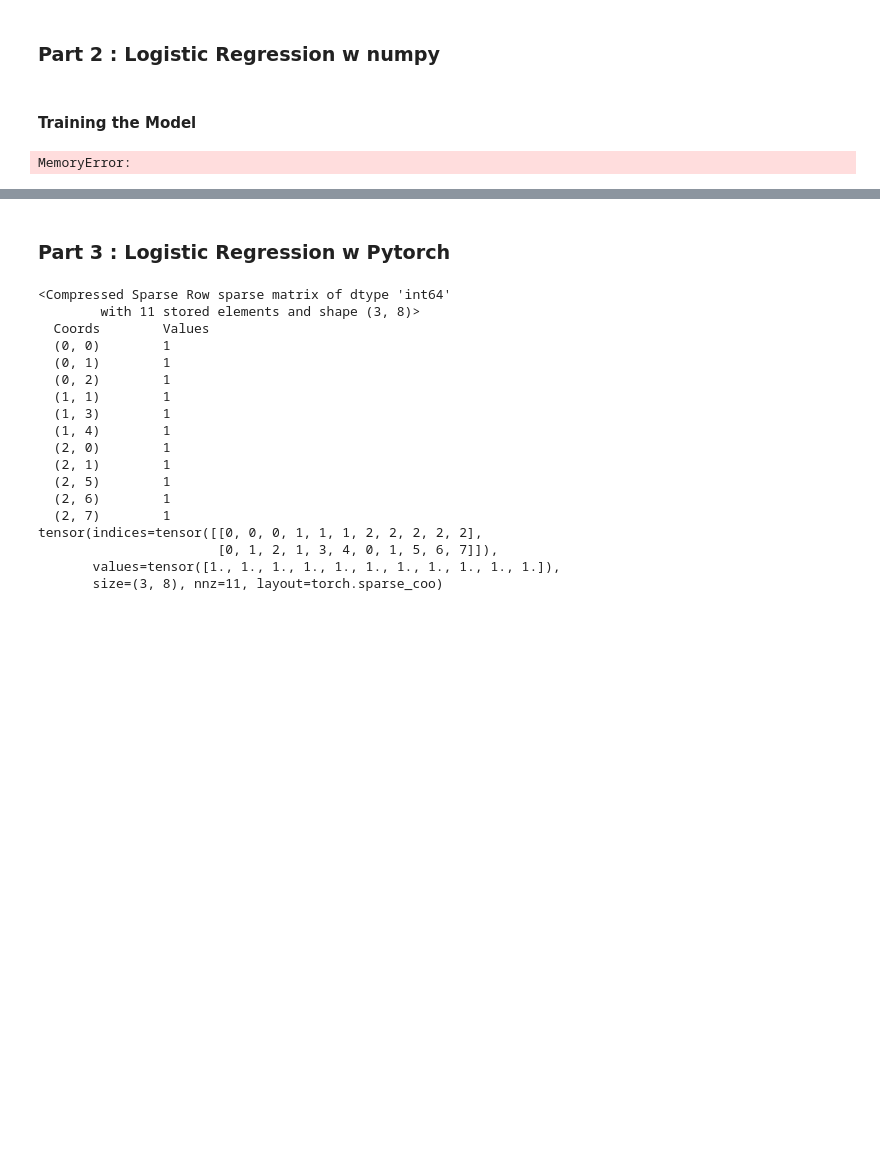
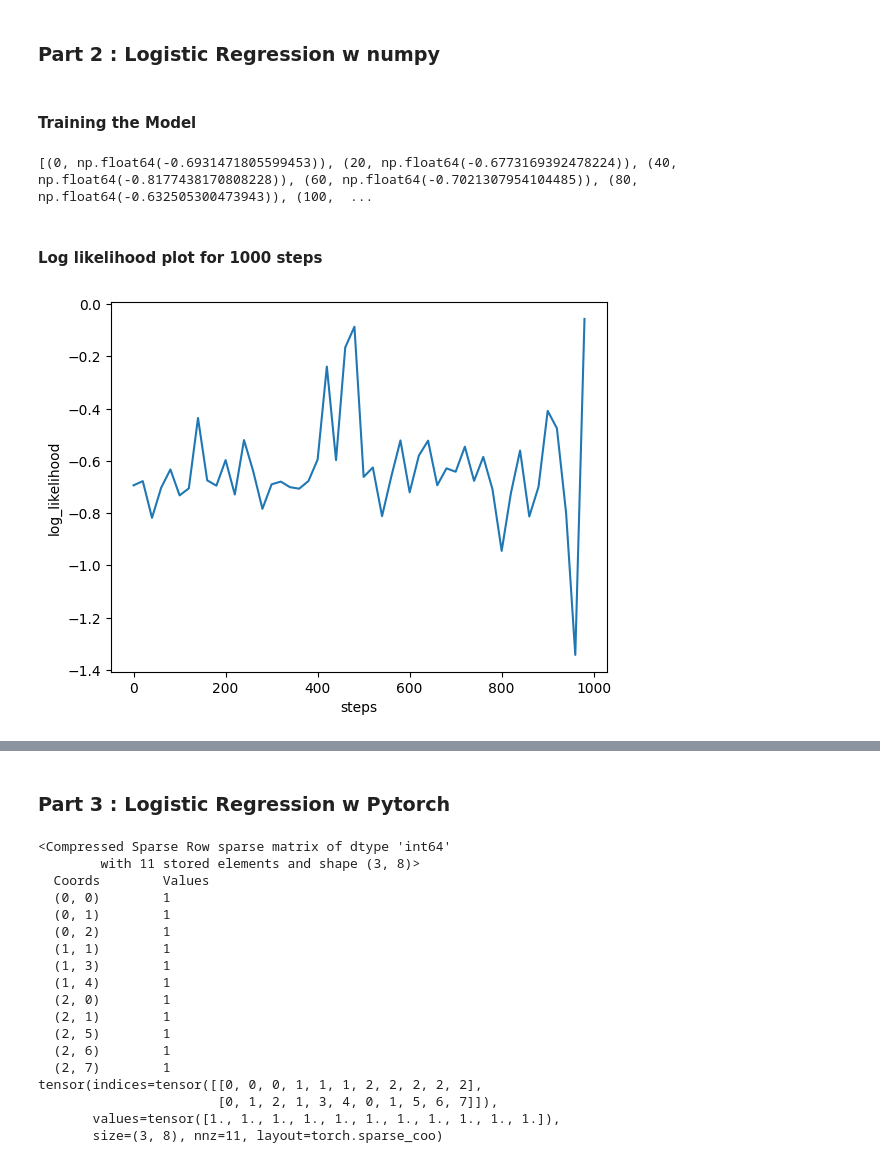
Before and after one commit to nandanasheri/cse595-hw1, a Jupyter notebook: model.ipynb, the cells around one changed output, grey strips where cells are left out. Cells and saved outputs as stored; diff of their text form; code cells hidden in the pictures; blank space fills up the shorter version.

Commit message:
numpy training and plotting

```diff
--- a/model.ipynb
+++ b/model.ipynb
@@ -176,22 +186,30 @@ def compute_gradient(x, y, predicted_y):
     return (sigmoid(predicted_y) - y) * x
 # %%
 # logistic regression with X matrix each row is a feature vector, Y vector, rate of learning and number of steps
-def logistic_regression(X, Y, learning_rate, num_step):
-    beta = [0] * len(Y)
-    # beta values - vector of coefficients initialized to zero
-    beta = np.array(beta)
+def logistic_regression(X, Y, learning_rate, num_step, epochs = 1):
 
     # Adding a column of ones as bias vector
-    bias = np.array([1] * len(X)).reshape(-1, 1)
+    bias = np.array([1] * X.shape[0]).reshape(-1, 1)
     sparse_bias = sparse.csr_matrix(bias)
     # horizontally stacking training matrix with bias vector
     X = sparse.hstack([X, sparse_bias], format="csr")
 
-    for i in range(num_step):
-        predicted_y = np.matmul(X.getrow(i), beta)
-        beta -= learning_rate * compute_gradient(X.getrow(i), Y[i], predicted_y)
+    beta = [0] * X.shape[1]
+    # beta values - vector of coefficients initialized to zero
+    beta = np.array(beta)
 
-        print("Log Likelihood :", log_likelihood(X.getrow(i), Y[i], beta))
+    log_likelihoods = []
+    for j in range(epochs):
+        for i in range(num_step):
+            # calculate predicted y using the current coefficient weights
+            predicted_y = sparse.csr_matrix.dot(X.getrow(i), beta)
+
+            # compute gradient and update beta vector stochastic gradient descent
+            beta = np.subtract(beta, learning_rate * compute_gradient(X.getrow(i), Y[i], predicted_y))
+            if i  % 20 == 0:
+                log_likelihoods.append((i,log_likelihood(Y[i], predicted_y)[0]))
+
+    return log_likelihoods
 
 def predict(text, beta, indices):
     test_features = create_document_vector(text, indices)
@@ -200,11 +218,24 @@ def predict(text, beta, indices):
 # %% [markdown]
 #### Training the Model
 # %%
+# setting up term document matrix and class labels as a vector
 df = pandas.read_csv("train.csv")
 
-matrix, indices = create_sparse_matrix(df["generation"][:1000])
-
-print(matrix)
-print(indices)
+# create a sparse matrix for all training documents
+matrix, indices = create_sparse_matrix(df["generation"])
+Y_class = create_class_vector(df['label'].values)
-# %% [output]
-MemoryError:
+# %%
+# running the training loop for 1000 steps
+learning_rate = 5e-5
+num_steps = 1000
+log_likelihoods = logistic_regression(matrix, Y_class, learning_rate, num_steps)
+print(log_likelihoods)
+# %% [output]
+[(0, np.float64(-0.6931471805599453)), (20, np.float64(-0.6773169392478224)), (40, np.float64(-0.8177438170808228)), (60, np.float64(-0.7021307954104485)), (80, np.float64(-0.632505300473943)), (100,  ...
+# %% [markdown]
+#### Log likelihood plot for 1000 steps
+# %%
+sns.lineplot(data=pandas.DataFrame(log_likelihoods, columns=['steps', 'log_likelihood']), x="steps", y="log_likelihood")
+plt.show()
+# %% [output]
+[figure, added]
```
Also changed, not shown: parts of 8 cells of this notebook.
